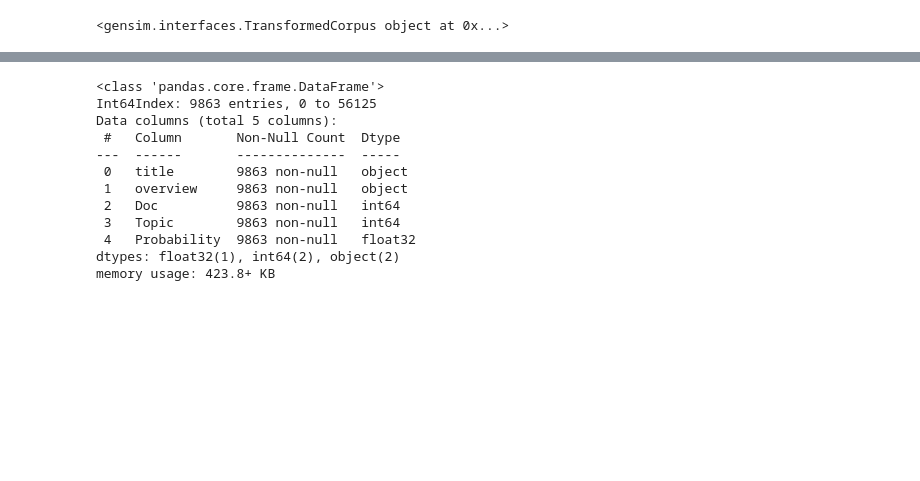
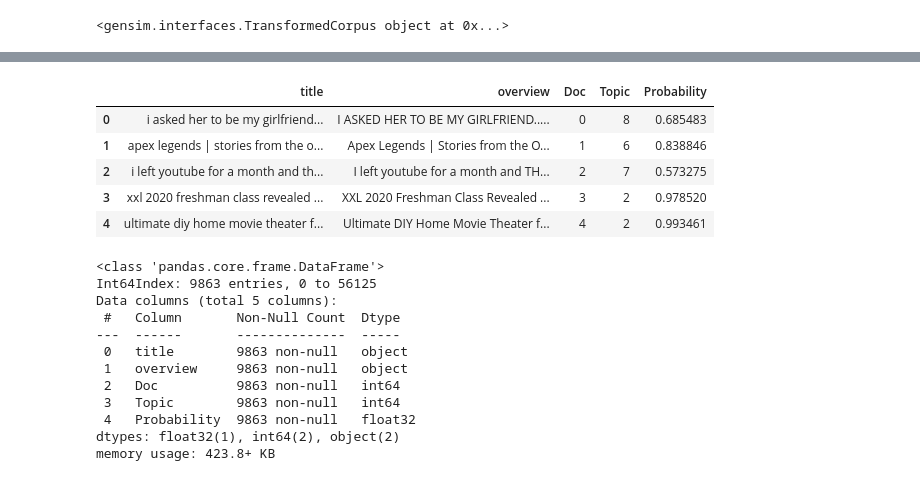
Before and after one commit to Hyeok000/OSSW_Project, a Jupyter notebook: Project.ipynb, the cells around one changed output, grey strips where cells are left out. Cells and saved outputs as stored; diff of their text form; code cells hidden in the pictures; blank space fills up the shorter version.

```diff
--- a/Project.ipynb
+++ b/Project.ipynb
@@ -356,2 +390,11 @@ df.to_csv("doc_topic_matrix.csv", index=False)
+# %%
+df.head()
+# %% [output]
+|  | title | overview | Doc | Topic | Probability |
+| 0 | i asked her to be my girlfriend... | I ASKED HER TO BE MY GIRLFRIEND..... | 0 | 8 | 0.685483 |
+| 1 | apex legends | stories from the o... | Apex Legends | Stories from the O... | 1 | 6 | 0.838846 |
+| 2 | i left youtube for a month and th... | I left youtube for a month and TH... | 2 | 7 | 0.573275 |
+| 3 | xxl 2020 freshman class revealed ... | XXL 2020 Freshman Class Revealed ... | 3 | 2 | 0.978520 |
+| 4 | ultimate diy home movie theater f... | Ultimate DIY Home Movie Theater f... | 4 | 2 | 0.993461 |
 # %%
 def recommend_by_title(title, df):
```
Also changed, not shown: parts of 10 cells of this notebook.
